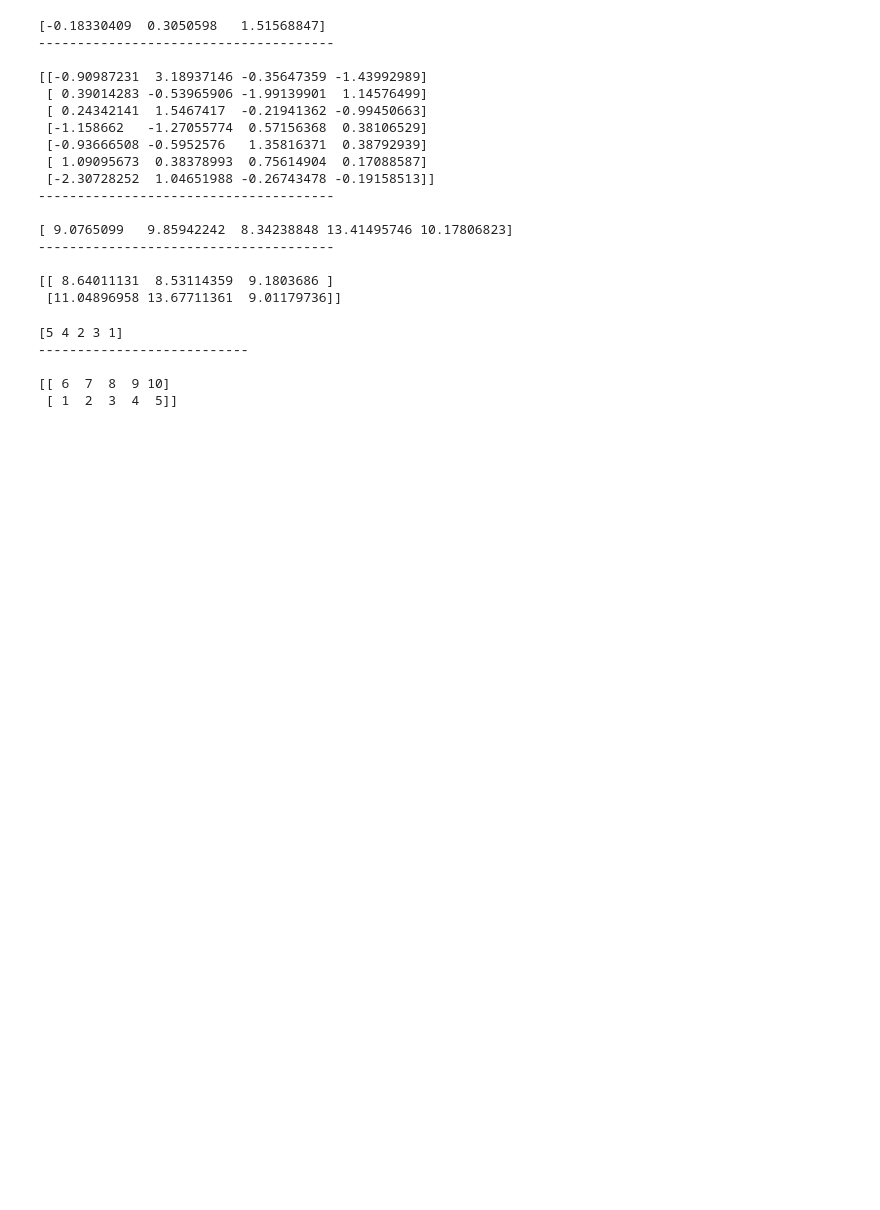
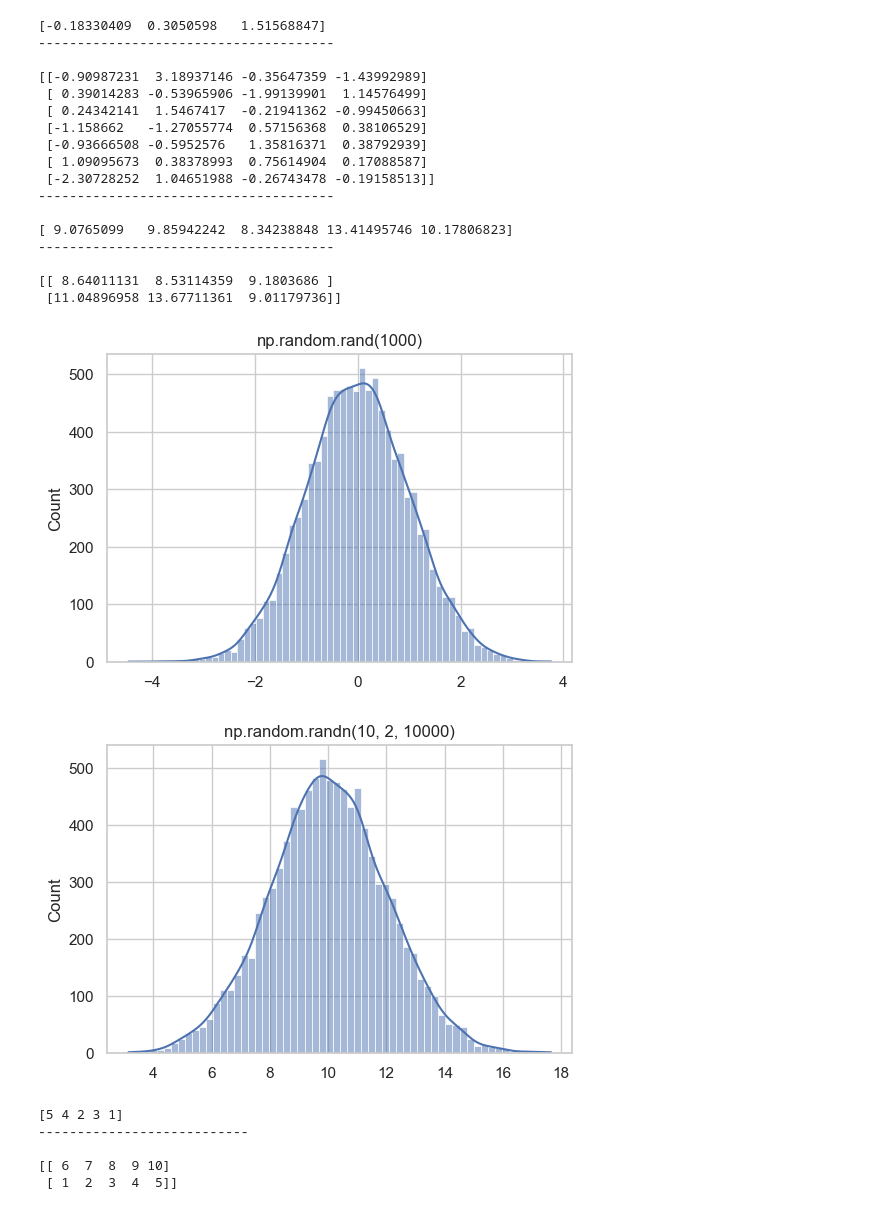
Before and after one commit to abdulahad43149031-design/Numpy, a Jupyter notebook: numpyFundamentals.ipynb, the cells around one changed output. Cells and saved outputs as stored; diff of their text form; code cells hidden in the pictures; blank space fills up the shorter version.

```diff
--- a/numpyFundamentals.ipynb
+++ b/numpyFundamentals.ipynb
@@ -7,6 +7,11 @@ import matplotlib.pyplot as plt
 import seaborn as sns
 
 np.random.seed(42) # Fixes the values for randomly generated data.
+
+sns.set(
+    style="whitegrid",
+    rc={"figure.figsize": (6, 4)}
+)
 # %% [markdown]
 ## 📖 Theory
 Ndarray = multidimensional arrays which provide *fast array-oriented arithmetics* and *flexible broadcasting capabilities*.
@@ -84,6 +89,18 @@ print(np.random.normal(10, 2, (2,3))) # 1D, (2,3), mean = 10, std = 2
 
 [[ 8.64011131  8.53114359  9.1803686 ]
  [11.04896958 13.67711361  9.01179736]]
+# %%
+# Visiualizing the above graphs
+plt.title("np.random.rand(1000)") # 1000 elements normally distributed (m = 0, std = 1)
+sns.histplot(np.random.randn(10000), kde = True)
+plt.show()
+
+plt.title("np.random.randn(10, 2, 10000)") # 1000 elements normally distributed (m = 0, std = 1)
+sns.histplot(np.random.normal(10, 2, 10000), kde = True)
+plt.show()
+# %% [output]
+[figure, added]
+[figure, added]
 # %%
 # np.random.shuffle(arr/matrix) => Randomly shuffles the whole array/matrix.
 arr = np.array([1, 2, 3, 4, 5])
```
Also changed, not shown: parts of 7 cells of this notebook.
